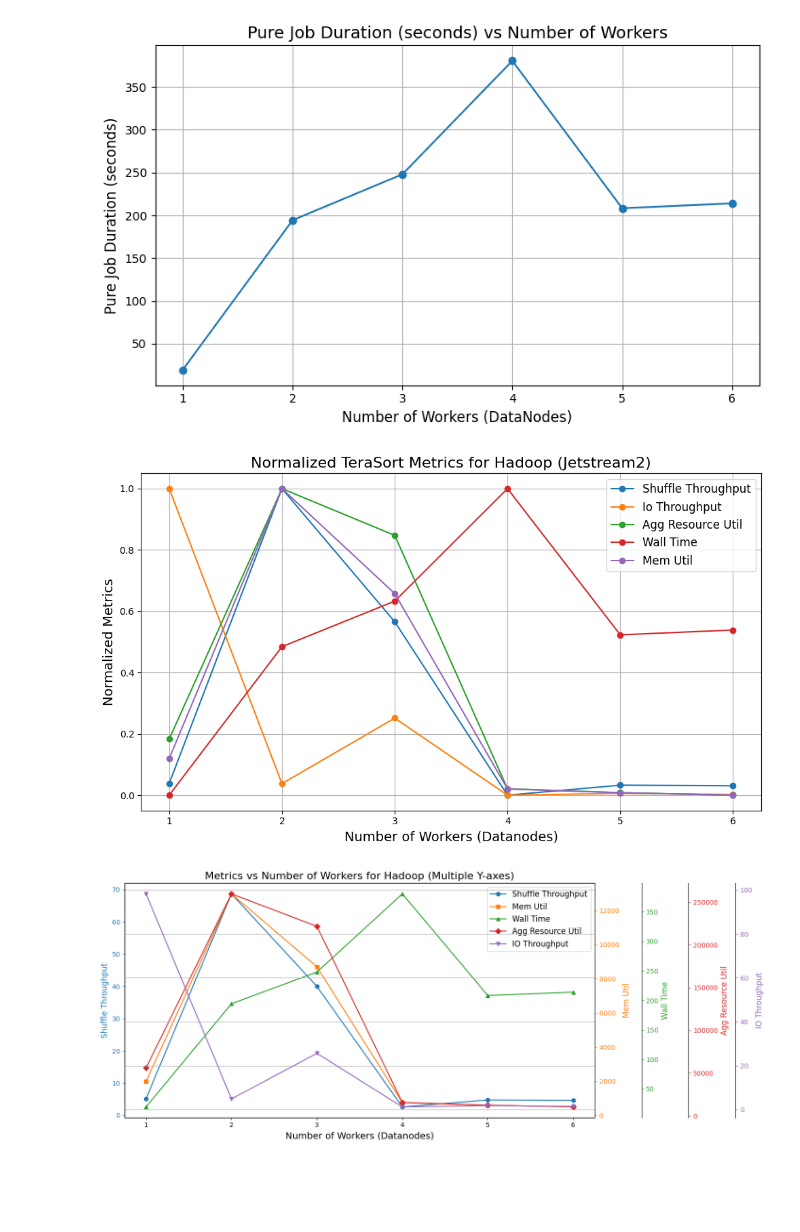
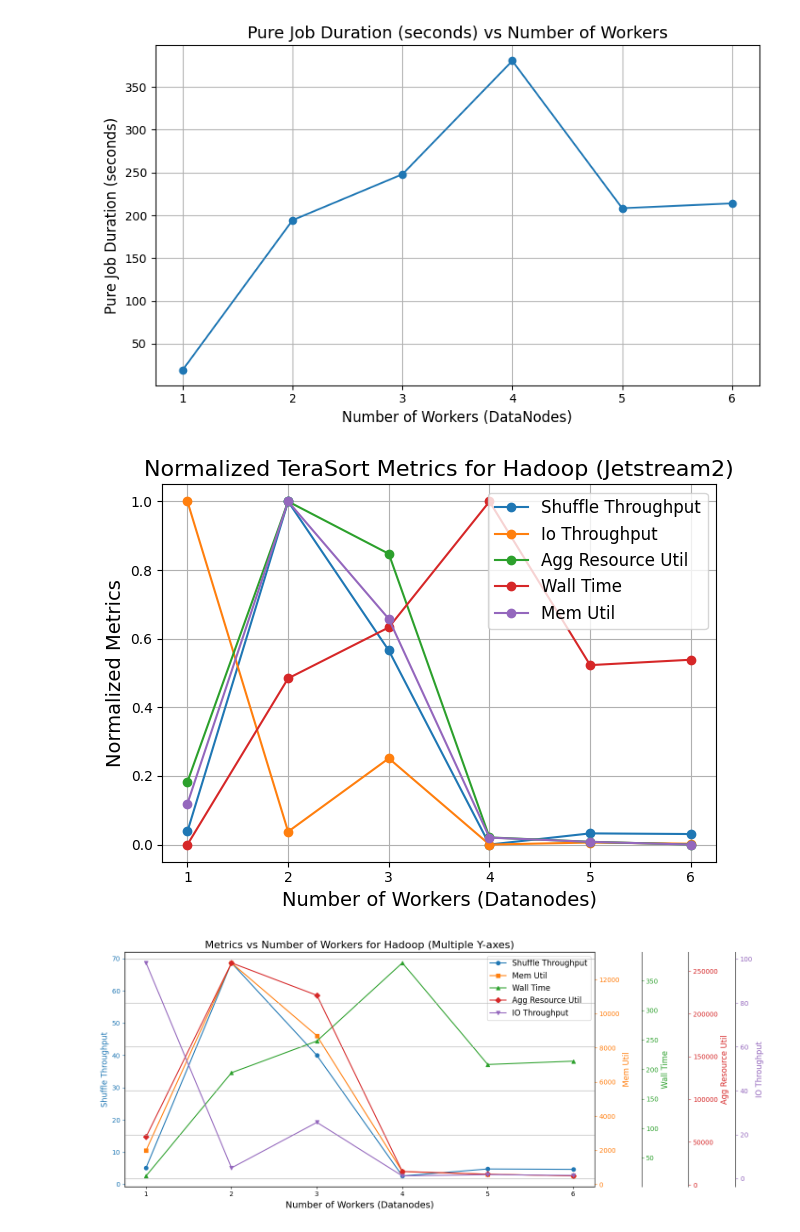
Before and after one commit to chizhang24/ECCFinalProject, a Jupyter notebook: Hadoop Data Analysis (Jetstream2).ipynb, the cells around one changed output. Cells and saved outputs as stored; diff of their text form; code cells hidden in the pictures; blank space fills up the shorter version.

```diff
--- a/Hadoop Data Analysis (Jetstream2).ipynb
+++ b/Hadoop Data Analysis (Jetstream2).ipynb
@@ -181,35 +181,34 @@ metrics_to_normalize = [
     'agg_resource_util',
     'wall_time',
     'mem_util'
 ]
 
 # Normalize the selected metrics
 scaler = MinMaxScaler()
 normalized_metrics = scaler.fit_transform(hadoop_df[metrics_to_normalize])
 
 # new DataFrame for plotting
 normalized_df = pd.DataFrame(
     normalized_metrics,
     columns=metrics_to_normalize
 )
 normalized_df['num_workers'] = hadoop_df['num_workers'].values
 
 # Plot
-plt.figure(figsize=(10,6))
 
 for metric in metrics_to_normalize:
     plt.plot(normalized_df['num_workers'], normalized_df[metric], marker='o', label=metric.replace('_', ' ').title())
 
 plt.title('Normalized TeraSort Metrics for Hadoop (Jetstream2)', fontsize=16)
 plt.xlabel('Number of Workers (Datanodes)', fontsize=14)
 plt.ylabel('Normalized Metrics', fontsize=14)
 plt.legend(fontsize=12)
 plt.grid(True)
 plt.xticks(normalized_df['num_workers'])  # Make x-ticks exactly 1,2,3,...
 plt.tight_layout()
 plt.show()
 # %% [output]
-[figure, old version]
+[figure, new version]
 # %%
 #Multiple y-axis plots
 metrics = [
```
Also changed, not shown: 1 other file.
